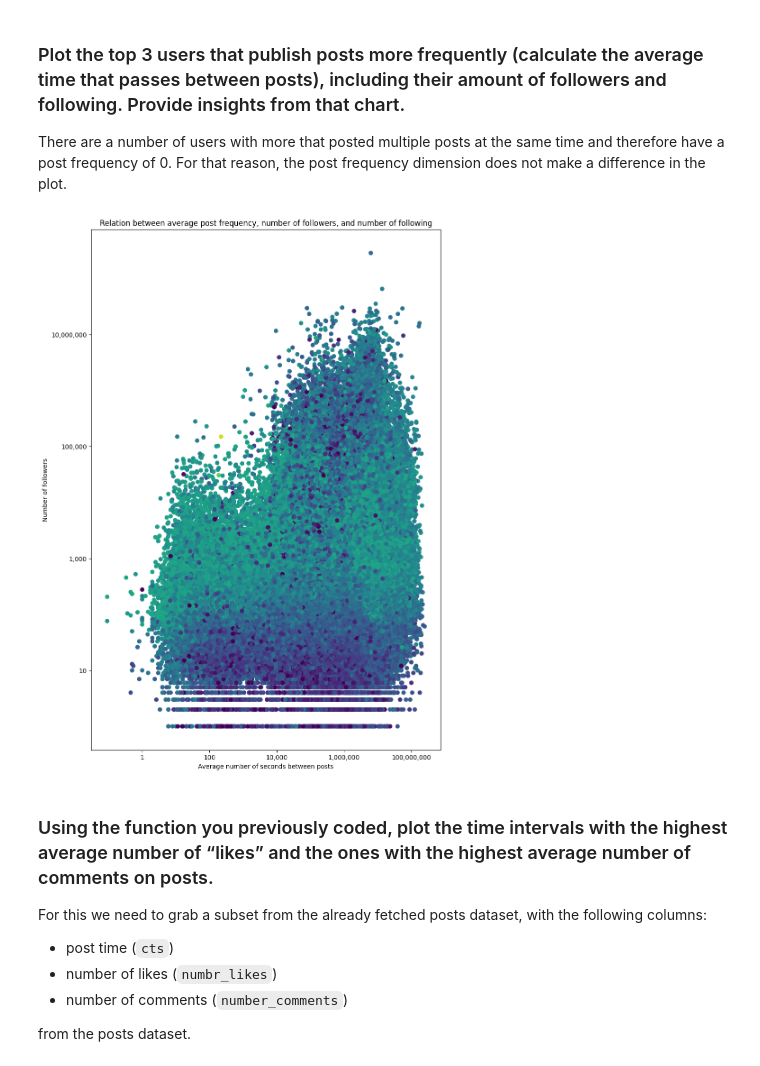
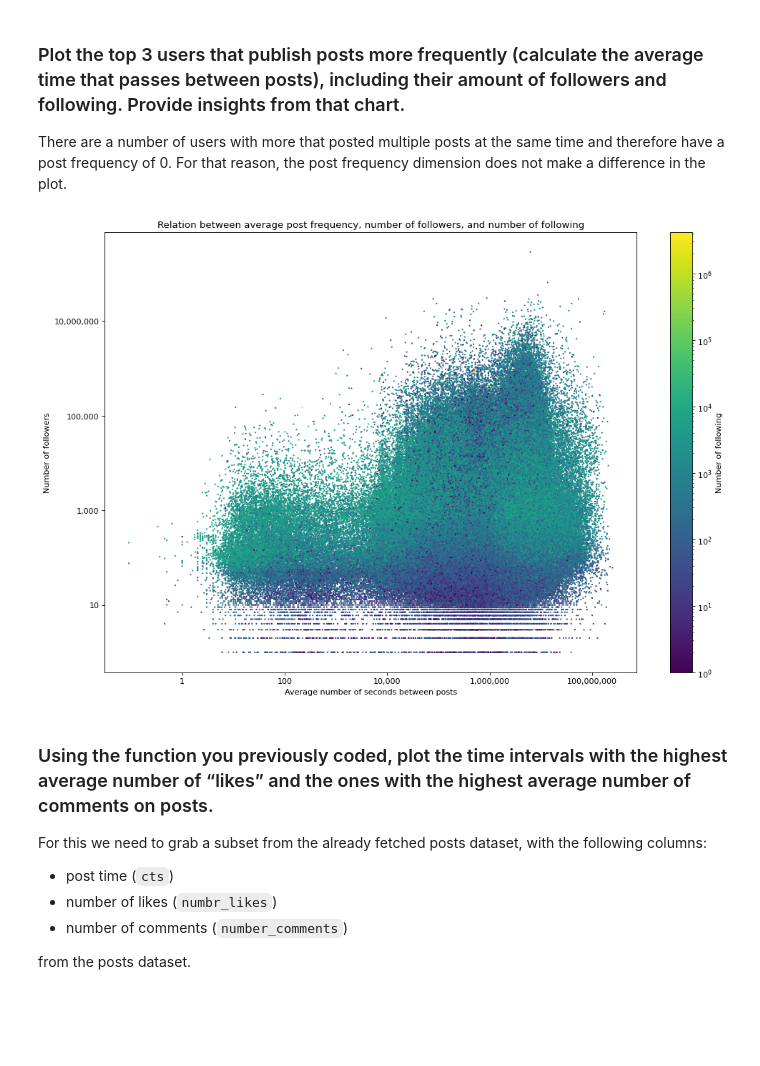
Before and after one commit to jonasbarth/adm-2022-hw-2, a Jupyter notebook: rq6.ipynb, the cells around one changed output. Drawn from its saved outputs; the diff is of its cells as text; code cells hidden in the pictures; blank space fills up the shorter version.

```diff
--- a/rq6.ipynb
+++ b/rq6.ipynb
@@ -155,23 +143,3 @@ Average time for a user lets pass before publishing another post, taking into ac
 ### Plot the top 3 users that publish posts more frequently (calculate the average time that passes between posts), including their amount of followers and following. Provide insights from that chart.
 
 There are a number of users with more that posted multiple posts at the same time and therefore have a post frequency of 0. For that reason, the post frequency dimension does not make a difference in the plot.
-# %%
-filtered_profiles = profiles_with_posts[profiles_with_posts.true_n_posts > 1]
-# %%
-from matplotlib.colors import LogNorm
-import matplotlib
-
-fig, ax = plt.subplots()
-fig.set_size_inches(10, 15)
-
-ax.scatter(filtered_profiles.avg_post_time.dt.total_seconds(), filtered_profiles.followers, c=filtered_profiles.following, norm=LogNorm())
-ax.set_yscale('log')
-ax.set_xscale('log')
-ax.set_title('Relation between average post frequency, number of followers, and number of following')
-ax.set_xlabel('Average number of seconds between posts')
-ax.set_ylabel('Number of followers')
-
-ax.get_yaxis().set_major_formatter(matplotlib.ticker.FuncFormatter(lambda x, p: format(int(x), ',')))
-ax.get_xaxis().set_major_formatter(matplotlib.ticker.FuncFormatter(lambda x, p: format(int(x), ',')))
-# %% [output]
-[figure, removed]
@@ -178,3 +149,24 @@ ax.get_xaxis().set_major_formatter(matplotlib.ticker.FuncFormatter(lambda x, p:
+# %%
+seconds = filtered_profiles.avg_post_time.dt.total_seconds()
+followers = filtered_profiles.followers
+following = filtered_profiles.following
+# %%
+plt.figure(figsize=(15, 10), dpi=80)
+
+plt.scatter(seconds, followers, c=following, norm=LogNorm(), s=1)
+plt.yscale('log')
+plt.xscale('log')
+plt.title('Relation between average post frequency, number of followers, and number of following')
+plt.xlabel('Average number of seconds between posts')
+plt.ylabel('Number of followers')
+
+
+plt.gca().yaxis.set_major_formatter(ticker.FuncFormatter(lambda x, p: format(int(x), ',')))
+plt.gca().xaxis.set_major_formatter(ticker.FuncFormatter(lambda x, p: format(int(x), ',')))
+
+plt.colorbar(label='Number of following');
+# %% [output]
+[figure, added]
 # %% [markdown]
 ### Using the function you previously coded, plot the time intervals with the highest average number of “likes” and the ones with the highest average number of comments on posts.
 
```
Also changed, not shown: parts of 3 cells of this notebook, 3 other files.
